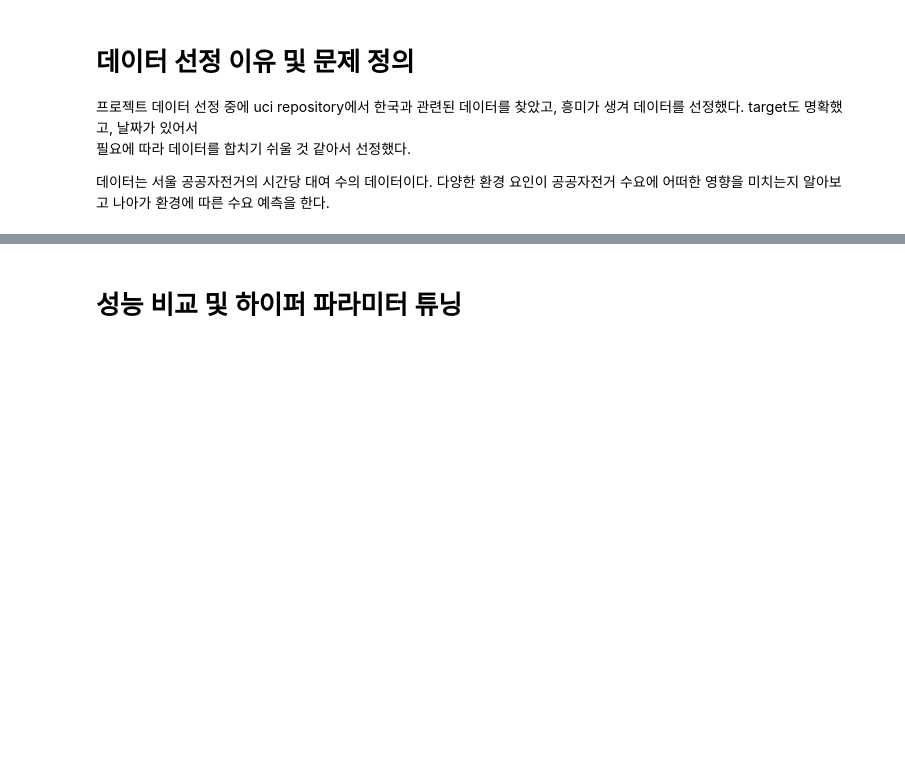
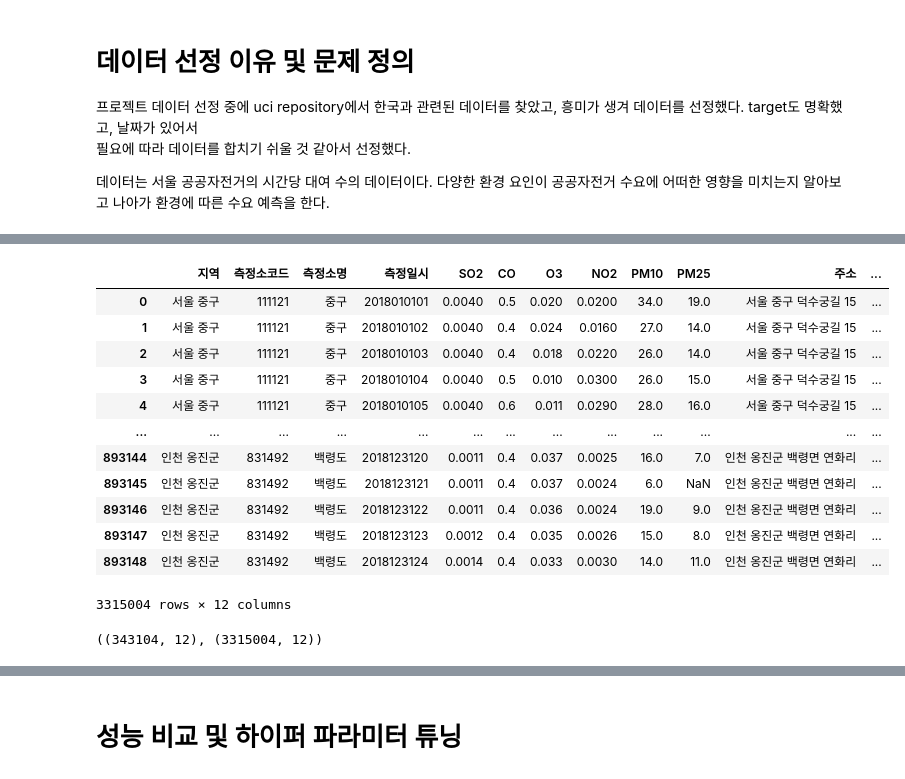
Before and after one commit to jinbyeong/project, a Jupyter notebook: AI_05_박진병_Section2.ipynb, the cells around one changed output, grey strips where cells are left out. Cells and saved outputs as stored; diff of their text form; code cells hidden in the pictures; blank space fills up the shorter version.

```diff
--- a/AI_05_박진병_Section2.ipynb
+++ b/AI_05_박진병_Section2.ipynb
@@ -84,0 +78,3 @@ PDP, SHAP을 활용하여 최종 모델을 설명합니다
+# %%
+dust_2018_1 = pd.read_excel('2018년 1분기.xlsx')
+dust_2018_1.head()
@@ -84,0 +88,6 @@ PDP, SHAP을 활용하여 최종 모델을 설명합니다
+# %%
+dust_2018_2 = pd.read_excel('2018년 2분기.xlsx')
+# %%
+dust_2018_3 = pd.read_excel('2018년 3분기.xlsx')
+# %%
+dust_2018_4 = pd.read_excel('2018년 4분기.xlsx')
@@ -84,0 +120,22 @@ PDP, SHAP을 활용하여 최종 모델을 설명합니다
+# %%
+dust_2018 = pd.concat([dust_2018_1,dust_2018_2,dust_2018_3,dust_2018_4])
+dust_2018
+# %% [output]
+|  | 지역 | 측정소코드 | 측정소명 | 측정일시 | SO2 | CO | O3 | NO2 | PM10 | PM25 | 주소 | ... |
+| 0 | 서울 중구 | 111121 | 중구 | 2018010101 | 0.0040 | 0.5 | 0.020 | 0.0200 | 34.0 | 19.0 | 서울 중구 덕수궁길 15 | ... |
+| 1 | 서울 중구 | 111121 | 중구 | 2018010102 | 0.0040 | 0.4 | 0.024 | 0.0160 | 27.0 | 14.0 | 서울 중구 덕수궁길 15 | ... |
+| 2 | 서울 중구 | 111121 | 중구 | 2018010103 | 0.0040 | 0.4 | 0.018 | 0.0220 | 26.0 | 14.0 | 서울 중구 덕수궁길 15 | ... |
+| 3 | 서울 중구 | 111121 | 중구 | 2018010104 | 0.0040 | 0.5 | 0.010 | 0.0300 | 26.0 | 15.0 | 서울 중구 덕수궁길 15 | ... |
+| 4 | 서울 중구 | 111121 | 중구 | 2018010105 | 0.0040 | 0.6 | 0.011 | 0.0290 | 28.0 | 16.0 | 서울 중구 덕수궁길 15 | ... |
+| ... | ... | ... | ... | ... | ... | ... | ... | ... | ... | ... | ... | ... |
+| 893144 | 인천 옹진군 | 831492 | 백령도 | 2018123120 | 0.0011 | 0.4 | 0.037 | 0.0025 | 16.0 | 7.0 | 인천 옹진군 백령면 연화리 | ... |
+| 893145 | 인천 옹진군 | 831492 | 백령도 | 2018123121 | 0.0011 | 0.4 | 0.037 | 0.0024 | 6.0 | NaN | 인천 옹진군 백령면 연화리 | ... |
+| 893146 | 인천 옹진군 | 831492 | 백령도 | 2018123122 | 0.0011 | 0.4 | 0.036 | 0.0024 | 19.0 | 9.0 | 인천 옹진군 백령면 연화리 | ... |
+| 893147 | 인천 옹진군 | 831492 | 백령도 | 2018123123 | 0.0012 | 0.4 | 0.035 | 0.0026 | 15.0 | 8.0 | 인천 옹진군 백령면 연화리 | ... |
+| 893148 | 인천 옹진군 | 831492 | 백령도 | 2018123124 | 0.0014 | 0.4 | 0.033 | 0.0030 | 14.0 | 11.0 | 인천 옹진군 백령면 연화리 | ... |
+3315004 rows × 12 columns
+# %%
+dust_2018_seoul = dust_2018[dust_2018['지역'].str.contains('서울')]
+dust_2018_seoul.shape, dust_2018.shape
+# %% [output]
+((343104, 12), (3315004, 12))
```
Also changed, not shown: parts of 28 cells of this notebook.
